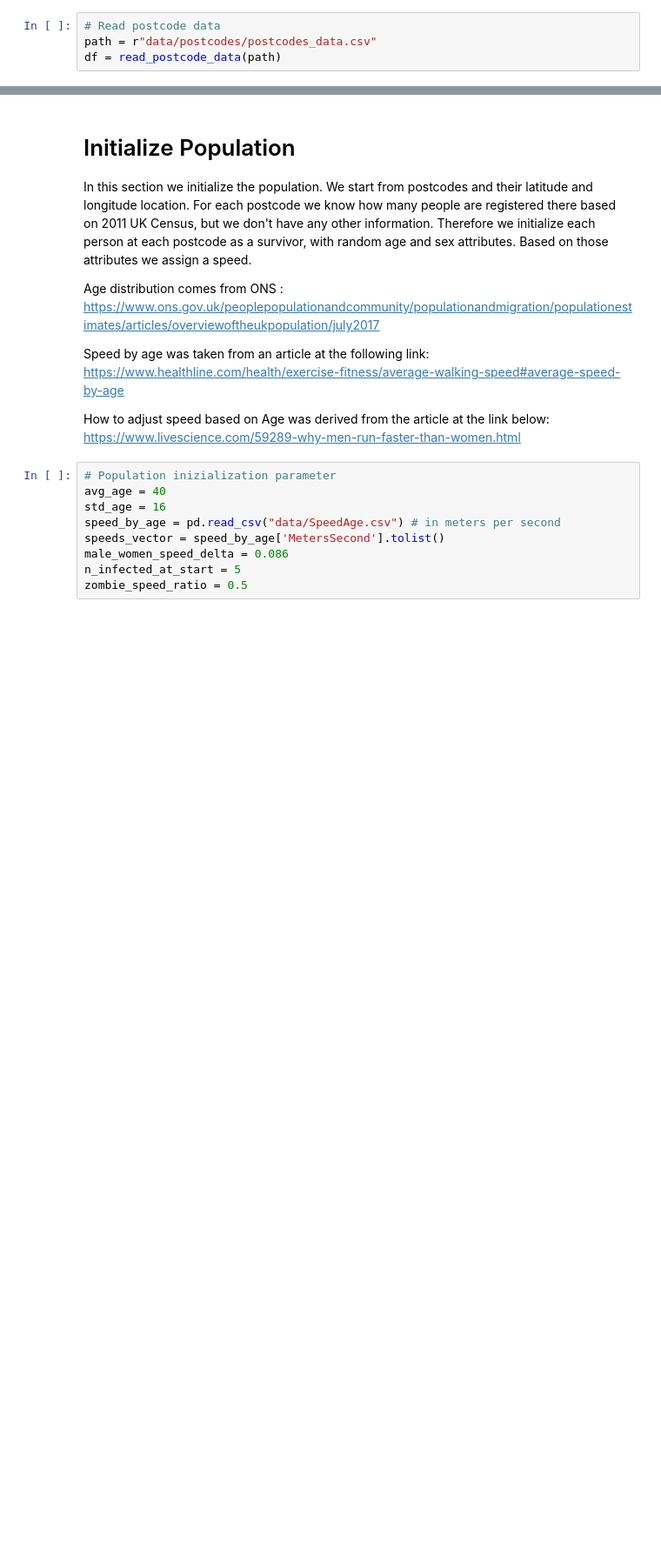
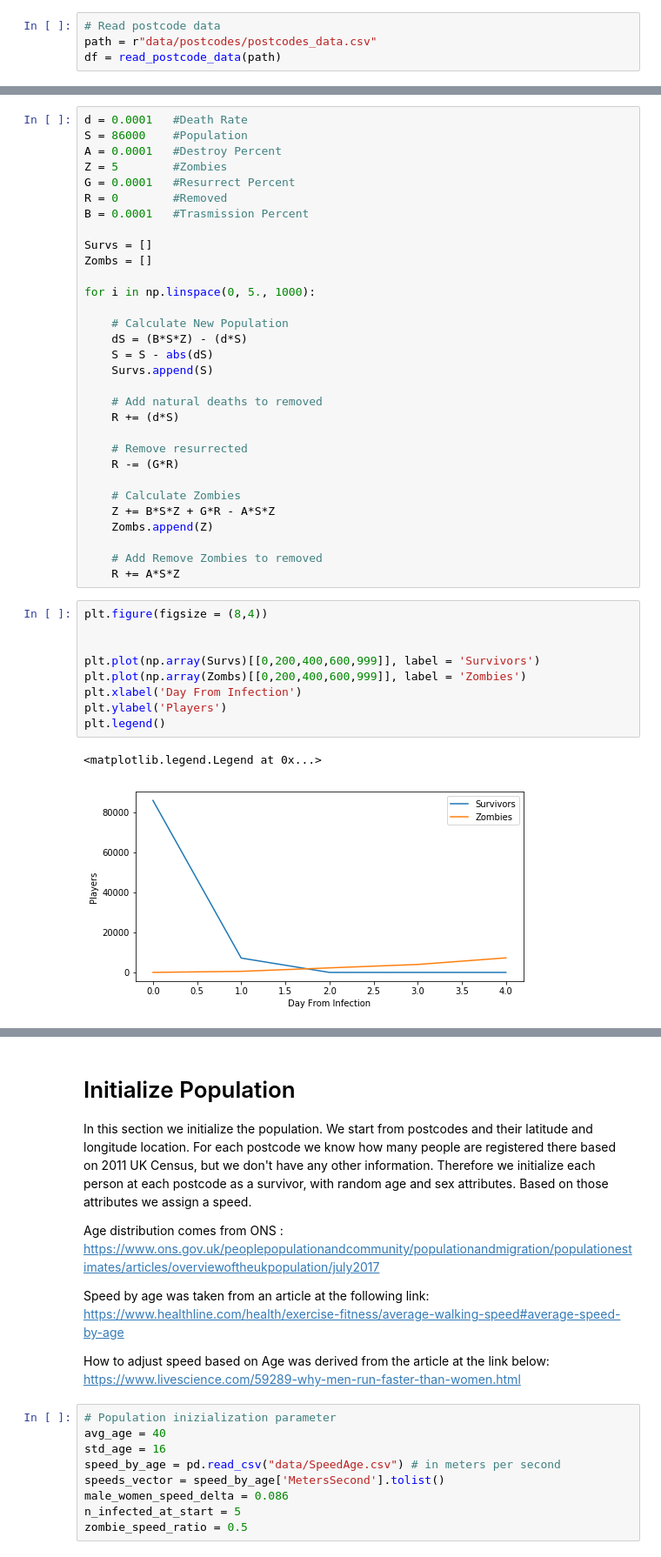
Before and after one commit to misclassified/zombie-attack-simulation, a Jupyter notebook: Zombie Simulation.ipynb, the cells around one changed output, grey strips where cells are left out. Shown at 87% size. Drawn from its saved outputs; the diff is of its cells as text; blank space fills up the shorter version.

```diff
--- a/Zombie Simulation.ipynb
+++ b/Zombie Simulation.ipynb
@@ -101,0 +66,43 @@ dundee = df[(df['Latitude'] > dundee_bbox["min_lat"]) &
+# %%
+d = 0.0001   #Death Rate
+S = 86000    #Population
+A = 0.0001   #Destroy Percent
+Z = 5        #Zombies
+G = 0.0001   #Resurrect Percent
+R = 0        #Removed
+B = 0.0001   #Trasmission Percent
+
+Survs = []
+Zombs = []
+
+for i in np.linspace(0, 5., 1000):
+
+    # Calculate New Population
+    dS = (B*S*Z) - (d*S)
+    S = S - abs(dS)
+    Survs.append(S)
+
+    # Add natural deaths to removed
+    R += (d*S)
+
+    # Remove resurrected
+    R -= (G*R)
+
+    # Calculate Zombies
+    Z += B*S*Z + G*R - A*S*Z
+    Zombs.append(Z)
+
+    # Add Remove Zombies to removed
+    R += A*S*Z
+# %%
+plt.figure(figsize = (8,4))
+
+
+plt.plot(np.array(Survs)[[0,200,400,600,999]], label = 'Survivors')
+plt.plot(np.array(Zombs)[[0,200,400,600,999]], label = 'Zombies')
+plt.xlabel('Day From Infection')
+plt.ylabel('Players')
+plt.legend()
+# %% [output]
+<matplotlib.legend.Legend at 0x...>
+[figure, added]
```
Also changed, not shown: parts of 24 cells of this notebook, 2 other files.
